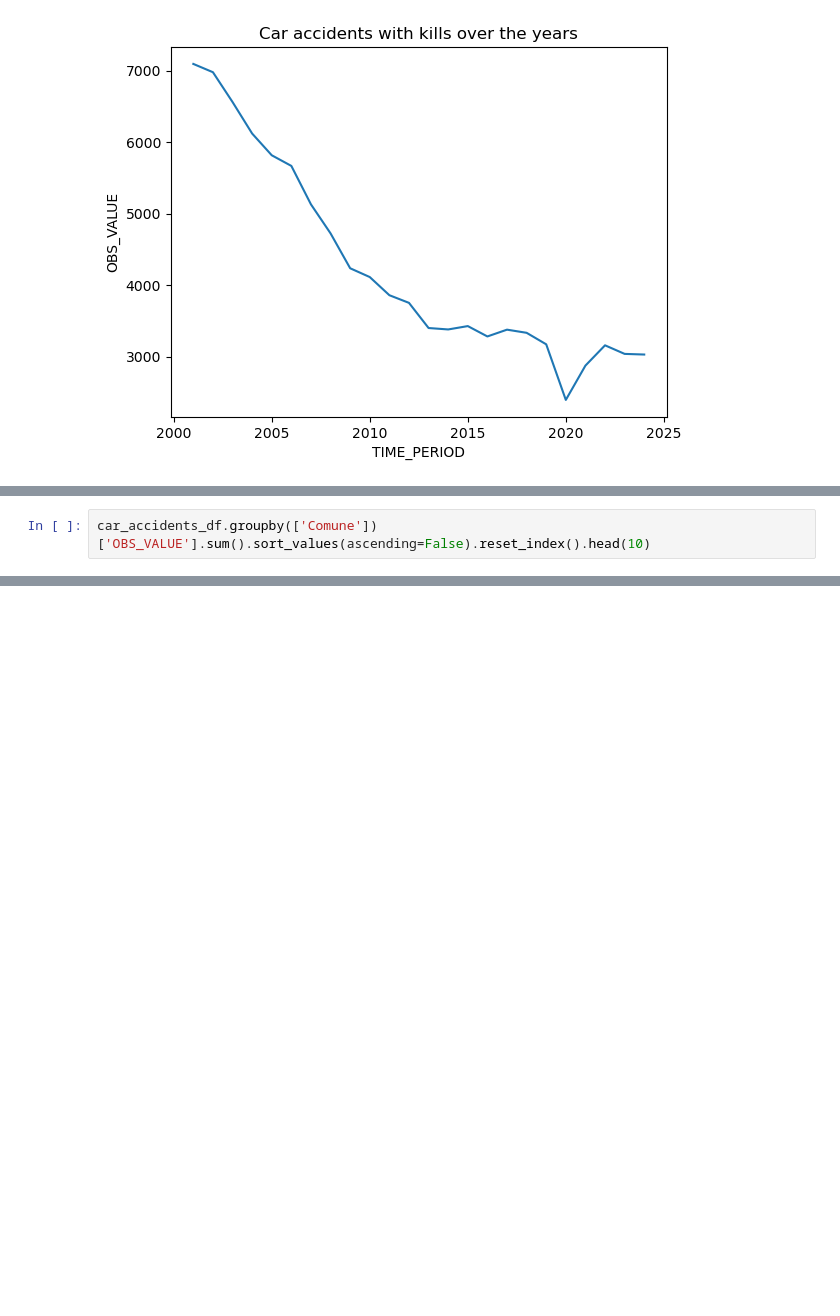
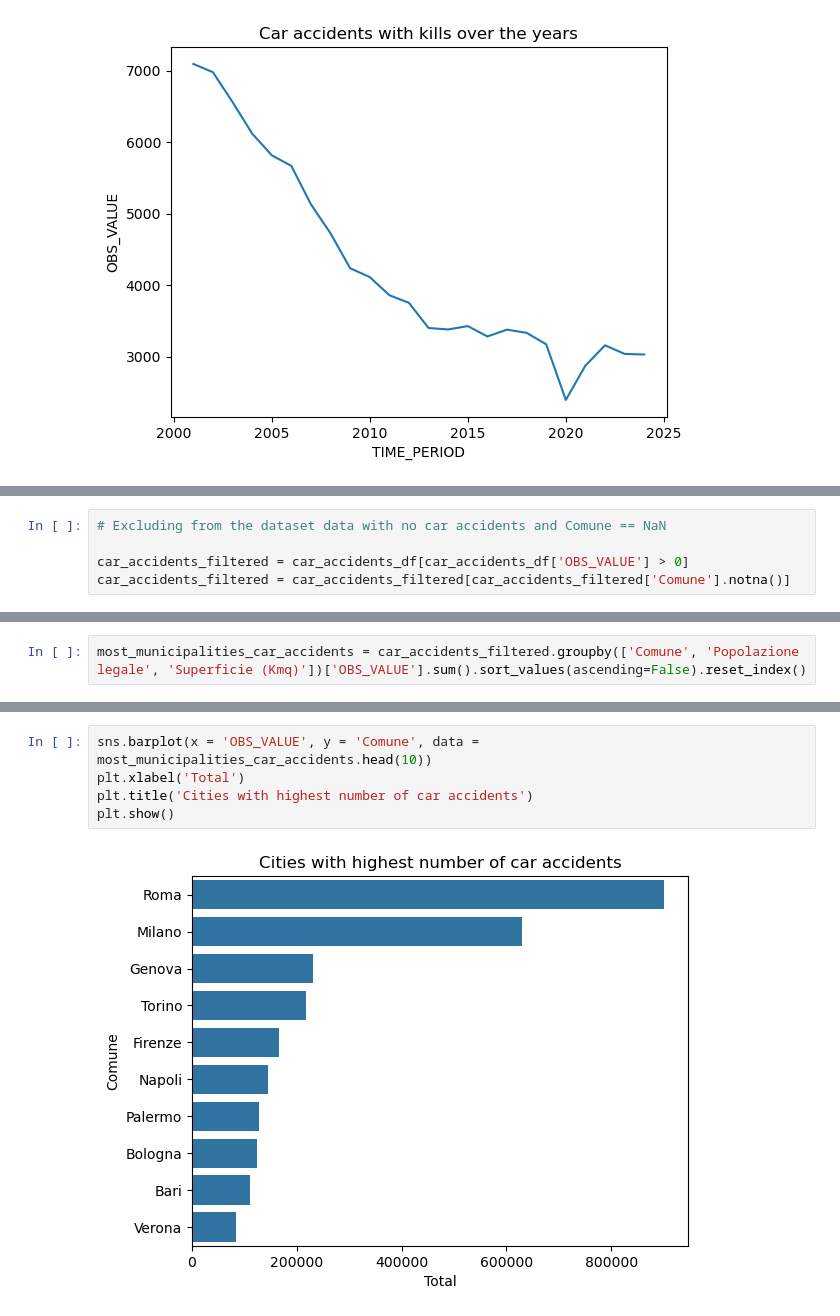
Before and after one commit to andreamigliore91-cyber/final_project_boolean, a Jupyter notebook: final_project_data_analysis.ipynb, the cells around one changed output, grey strips where cells are left out. Drawn from its saved outputs; the diff is of its cells as text; blank space fills up the shorter version.

```diff
--- a/final_project_data_analysis.ipynb
+++ b/final_project_data_analysis.ipynb
@@ -75,0 +151,5 @@ plt.show()
+# %%
+# Excluding from the dataset data with no car accidents and Comune == NaN
+
+car_accidents_filtered = car_accidents_df[car_accidents_df['OBS_VALUE'] > 0]
+car_accidents_filtered = car_accidents_filtered[car_accidents_filtered['Comune'].notna()]
@@ -76,2 +216,2 @@ plt.show()
 # %%
-car_accidents_df.groupby(['Comune'])['OBS_VALUE'].sum().sort_values(ascending=False).reset_index().head(10)
+most_municipalities_car_accidents = car_accidents_filtered.groupby(['Comune', 'Popolazione legale', 'Superficie (Kmq)'])['OBS_VALUE'].sum().sort_values(ascending=False).reset_index()
@@ -104,0 +234,7 @@ Name: OBS_VALUE, dtype: int64
+# %%
+sns.barplot(x = 'OBS_VALUE', y = 'Comune', data = most_municipalities_car_accidents.head(10))
+plt.xlabel('Total')
+plt.title('Cities with highest number of car accidents')
+plt.show()
+# %% [output]
+[figure, added]
```
Also changed, not shown: parts of 81 cells of this notebook, 1 other file.
